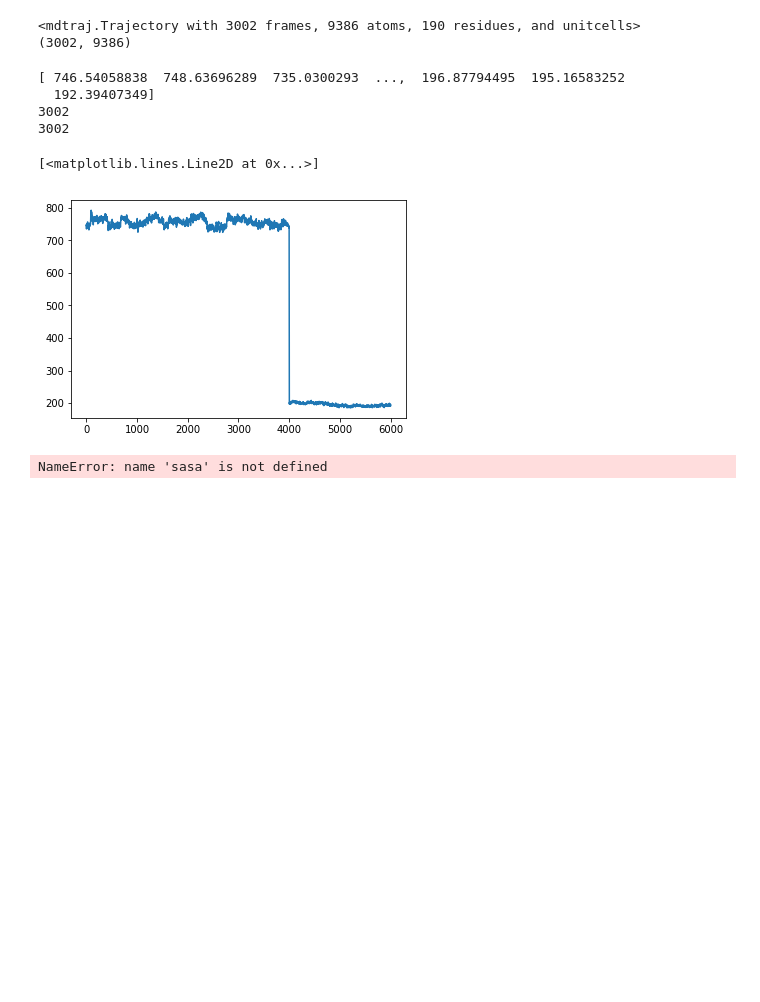
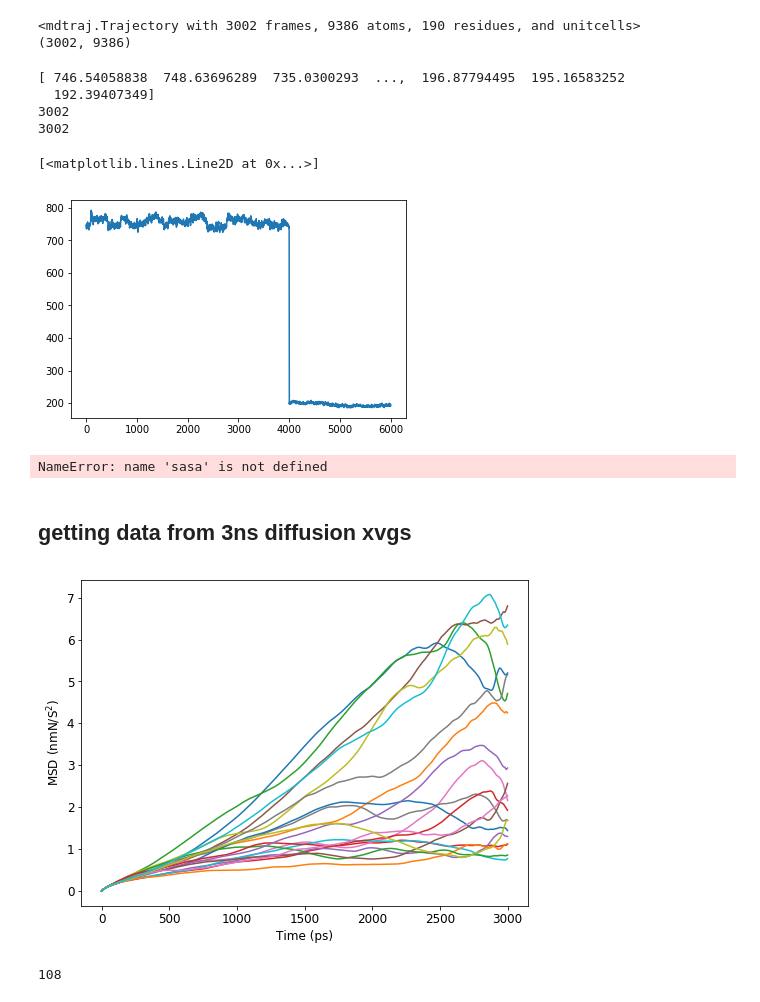
Before and after one commit to fearlessroad/mixed-monolayers, a Jupyter notebook: functions/diffusion.ipynb, the cells around one changed output. Drawn from its saved outputs; the diff is of its cells as text; code cells hidden in the pictures; blank space fills up the shorter version.

```diff
--- a/functions/diffusion.ipynb
+++ b/functions/diffusion.ipynb
@@ -60,7 +68,7 @@ trr_files = []
 for area in gmx_surface_areas:
     xvgchunk = []
     trajchunk = []
-    for i in range(1, 21):
+    for i in range(1, 22):
         xvg = Path(filedir_g+area+'/step9_'+str(i)+'.xvg')
         traj = Path(filedir_g+area+'/step9_'+str(i)+'.trr')
         if xvg.exists():
@@ -253,9 +234,0 @@ with open(filedir_g+'MSD_script_gmx.sh','w') as script:
-# %%
-surface_areas = ['SA19', 'SA19.5', 'SA20']
-dif_names = []
-for i in range(0, 41):
-
-with open(filedir_g+'MSD_3ns_reps.sh', 'w') as script:
-    for a in surface_areas:
-        fpath = filedir_g+a+'_dif/'+
-        script.write()
@@ -271,16 +234,0 @@ plt.scatter(2,1, marker='s', s=500, c='#0072B2')
-# %%
-#black = '#000000'
-yellow = '#F0F442'
-orange = '#ec7f31'
-gold = '#E69F00'
-green = '#009E73'
-dblue = '#0072B2'
-lblue = '#56B4E9'
-pink = '#F6BBCA'
-red = '#FF3442'
-purple = '#4f0069'
-lgreen = '#00ff99'
-
-colorpalette = [purple, red, orange, gold, yellow, green, lgreen, dblue, lblue, pink]
-for i,co in enumerate(colorpalette):
-    plt.scatter(i, 0, marker='s', s=500, c=co)
@@ -312,3 +260,20 @@ print(sasa[0])
 print(len(sasa[0]))
 # %% [output]
 NameError: name 'sasa' is not defined
+# %% [markdown]
+## getting data from 3ns diffusion xvgs
+# %%
+def plotMSDs():
+    plt.figure(figsize=(8,6))
+    for i in range(1, 10):
+        data = np.genfromtxt('/gpfs/amarolab/monolayers/MIX1_NaCl0.4_GMX/SA20_dif/SA20-0'+str(i)+'_3ns_msd.xvg', skip_header=20)
+        plt.errorbar(data[:,0], data[:,1])
+    for i in range(10, 21):
+        data = np.genfromtxt('/gpfs/amarolab/monolayers/MIX1_NaCl0.4_GMX/SA20_dif/SA20-'+str(i)+'_3ns_msd.xvg', skip_header=20)
+        plt.errorbar(data[:,0], data[:,1])
+    plt.xlabel('Time (ps)')
+    plt.ylabel('MSD (nmN/S$^2$)')
+# %%
+plotMSDs()
+# %% [output]
+[figure, added]
@@ -314,0 +291,7 @@ NameError: name 'sasa' is not defined
+# %%
+palp = traj.top.select('resname STEP')
+print(len(palp)/56)
+#for residue in palp:
+#    print residue.index
+# %% [output]
+108
```
Also changed, not shown: parts of 12 cells of this notebook, 8 other files.
